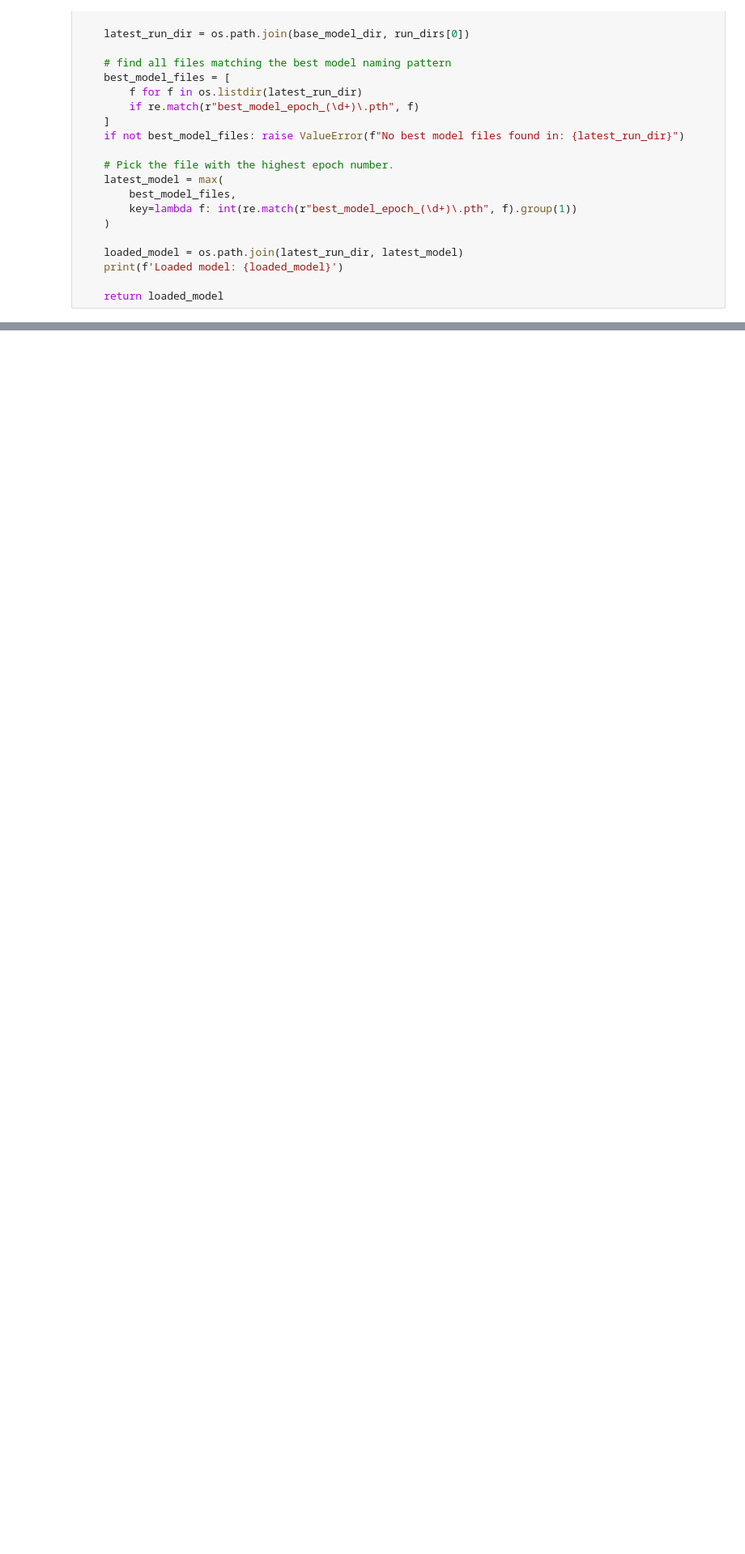
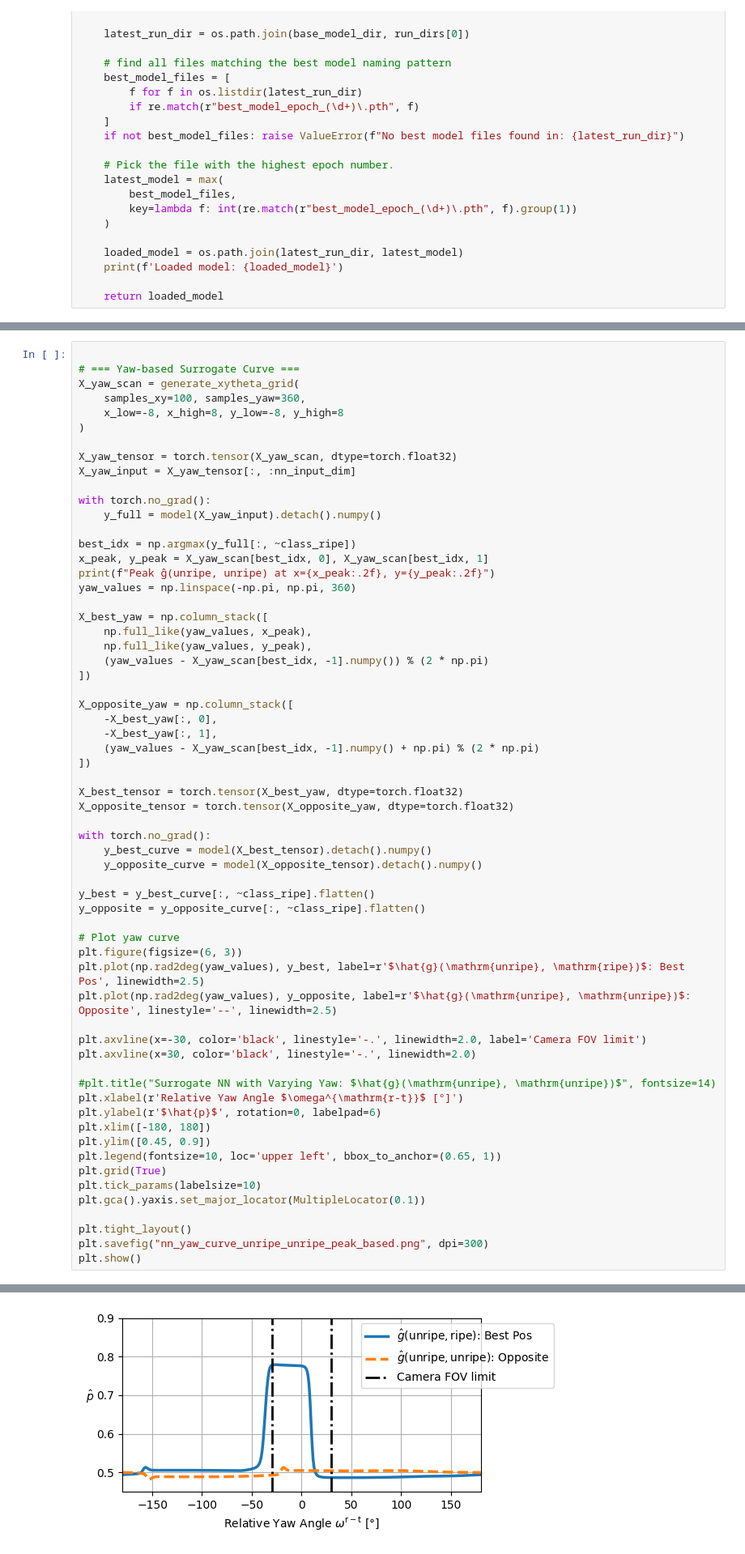
Before and after one commit to newline-lab/agri_neural_mpc, a Jupyter notebook: main_unity_test.ipynb, the cells around one changed output, grey strips where cells are left out. Shown: that part at 81% size. Saved outputs shown, nothing was run; the diff lists cells and outputs as text; blank space fills up the shorter version.

Commit message:
reformat and changes for multi_class case

```diff
--- a/main_unity_test.ipynb
+++ b/main_unity_test.ipynb
@@ -481,0 +438,63 @@ Peak ĝ(unripe, unripe) at x=-2.67, y=-0.08
+# %%
+
+# === Yaw-based Surrogate Curve ===
+X_yaw_scan = generate_xytheta_grid(
+    samples_xy=100, samples_yaw=360,
+    x_low=-8, x_high=8, y_low=-8, y_high=8
+)
+
+X_yaw_tensor = torch.tensor(X_yaw_scan, dtype=torch.float32)
+X_yaw_input = X_yaw_tensor[:, :nn_input_dim]
+
+with torch.no_grad():
+    y_full = model(X_yaw_input).detach().numpy()
+
+best_idx = np.argmax(y_full[:, ~class_ripe])
+x_peak, y_peak = X_yaw_scan[best_idx, 0], X_yaw_scan[best_idx, 1]
+print(f"Peak ĝ(unripe, unripe) at x={x_peak:.2f}, y={y_peak:.2f}")
+yaw_values = np.linspace(-np.pi, np.pi, 360)
+
+X_best_yaw = np.column_stack([
+    np.full_like(yaw_values, x_peak),
+    np.full_like(yaw_values, y_peak),
+    (yaw_values - X_yaw_scan[best_idx, -1].numpy()) % (2 * np.pi)
+])
+
+X_opposite_yaw = np.column_stack([
+    -X_best_yaw[:, 0],
+    -X_best_yaw[:, 1],
+    (yaw_values - X_yaw_scan[best_idx, -1].numpy() + np.pi) % (2 * np.pi)
+])
+
+X_best_tensor = torch.tensor(X_best_yaw, dtype=torch.float32)
+X_opposite_tensor = torch.tensor(X_opposite_yaw, dtype=torch.float32)
+
+with torch.no_grad():
+    y_best_curve = model(X_best_tensor).detach().numpy()
+    y_opposite_curve = model(X_opposite_tensor).detach().numpy()
+
+y_best = y_best_curve[:, ~class_ripe].flatten()
+y_opposite = y_opposite_curve[:, ~class_ripe].flatten()
+
+# Plot yaw curve
+plt.figure(figsize=(6, 3))
+plt.plot(np.rad2deg(yaw_values), y_best, label=r'$\hat{g}(\mathrm{unripe}, \mathrm{ripe})$: Best Pos', linewidth=2.5)
+plt.plot(np.rad2deg(yaw_values), y_opposite, label=r'$\hat{g}(\mathrm{unripe}, \mathrm{unripe})$: Opposite', linestyle='--', linewidth=2.5)
+
+plt.axvline(x=-30, color='black', linestyle='-.', linewidth=2.0, label='Camera FOV limit')
+plt.axvline(x=30, color='black', linestyle='-.', linewidth=2.0)
+
+#plt.title("Surrogate NN with Varying Yaw: $\hat{g}(\mathrm{unripe}, \mathrm{unripe})$", fontsize=14)
+plt.xlabel(r'Relative Yaw Angle $\omega^{\mathrm{r-t}}$ [°]')
+plt.ylabel(r'$\hat{p}$', rotation=0, labelpad=6)
+plt.xlim([-180, 180])
+plt.ylim([0.45, 0.9])
+plt.legend(fontsize=10, loc='upper left', bbox_to_anchor=(0.65, 1))
+plt.grid(True)
+plt.tick_params(labelsize=10)
+plt.gca().yaxis.set_major_locator(MultipleLocator(0.1))
+
+plt.tight_layout()
+plt.savefig("nn_yaw_curve_unripe_unripe_peak_based.png", dpi=300)
+plt.show()
+# %% [output]
@@ -482,3 +502,4 @@ Peak ĝ(unripe, unripe) at x=-2.67, y=-0.08
+[figure, added]
 # %%
 import numpy as np
 import matplotlib.pyplot as plt
```
Also changed, not shown: parts of 7 cells of this notebook, 30 other files.
